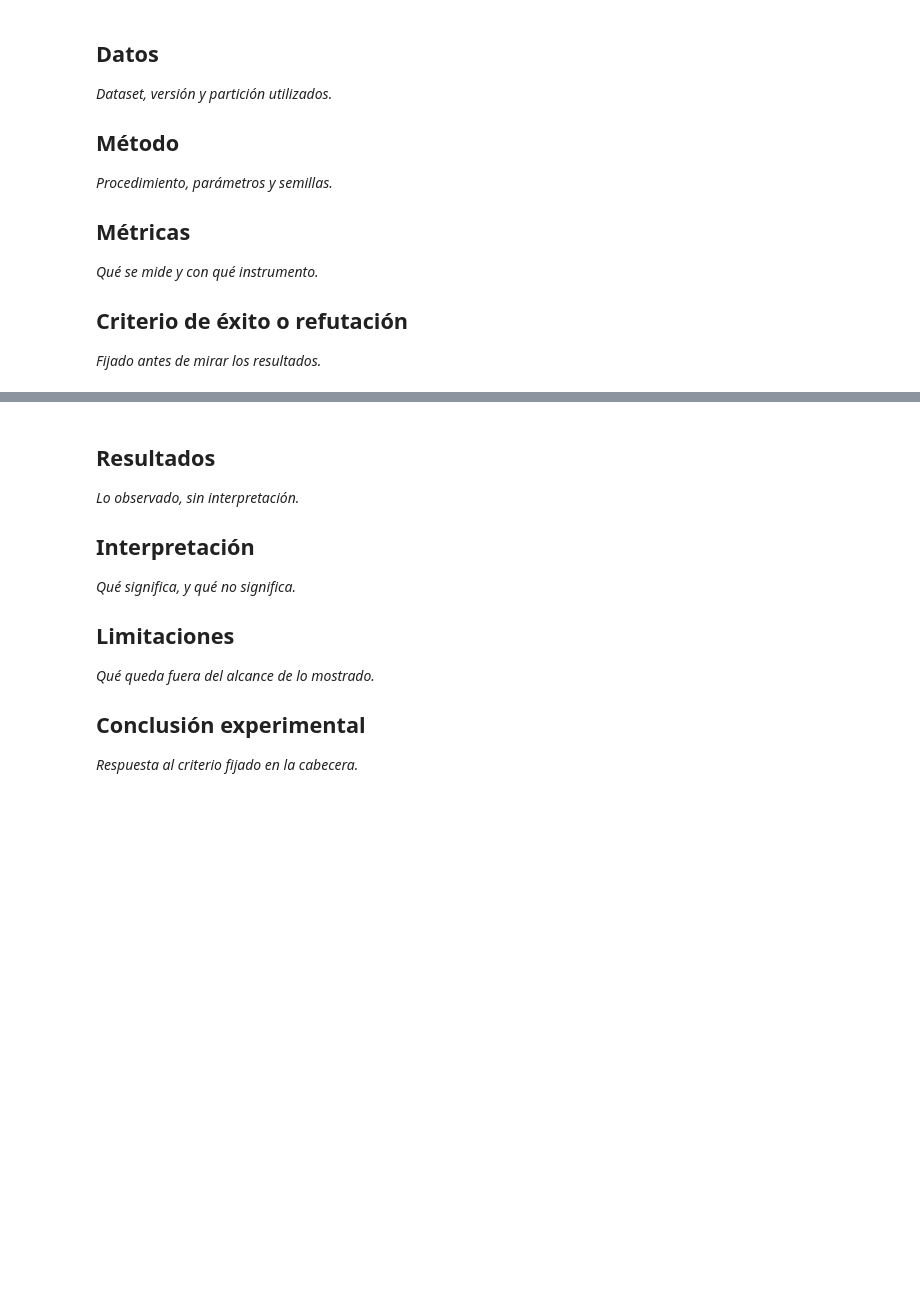
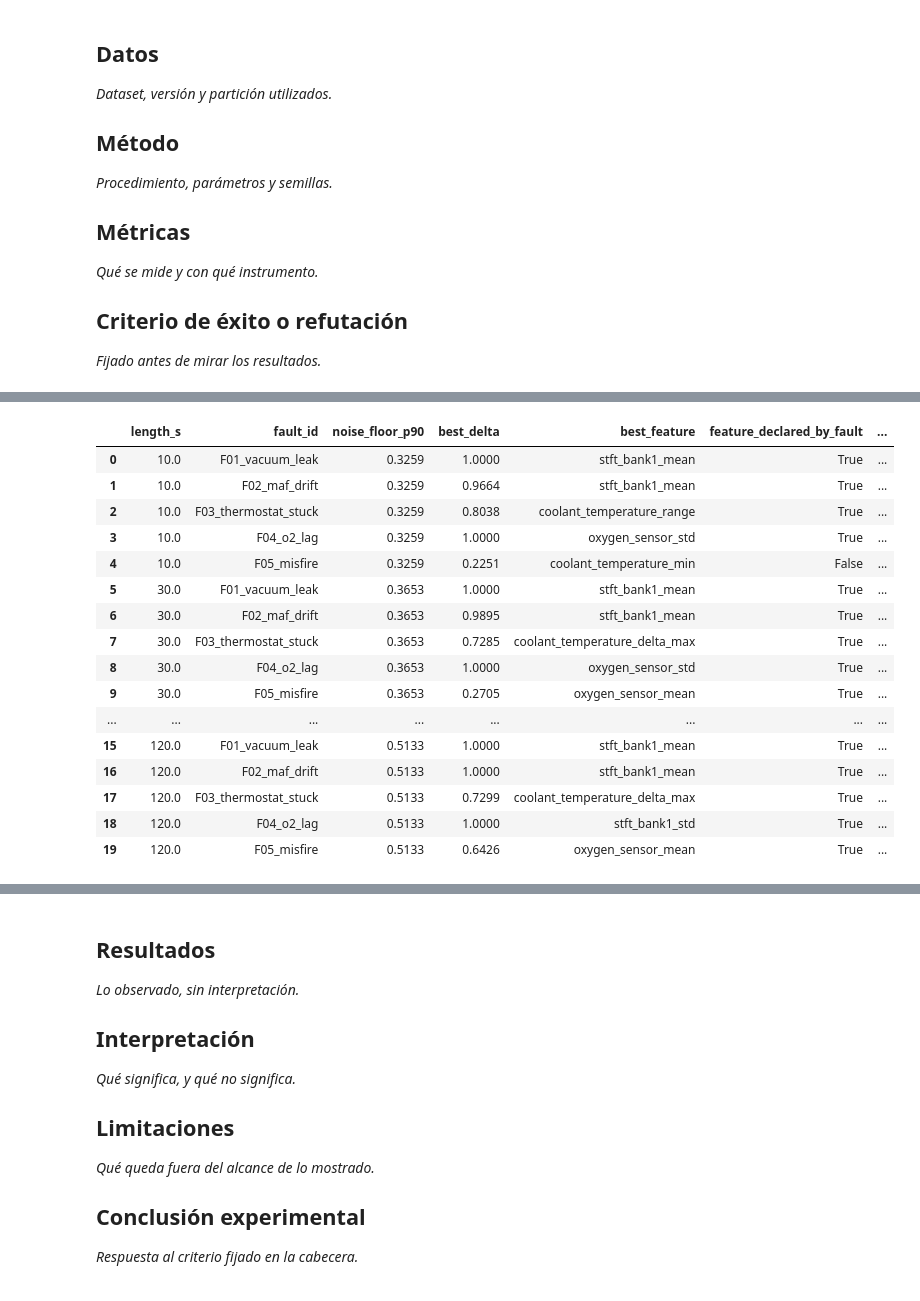
Before and after one commit to 3dluis/tfm-mecanico-ai, a Jupyter notebook: notebooks/04_preprocessing_features.ipynb, the cells around one changed output, grey strips where cells are left out. Cells and saved outputs as stored; diff of their text form; code cells hidden in the pictures; blank space fills up the shorter version.

```diff
--- a/notebooks/04_preprocessing_features.ipynb
+++ b/notebooks/04_preprocessing_features.ipynb
@@ -49,0 +49,22 @@ _Contenido pendiente de la fase correspondiente._
+# %%
+est = pd.read_csv(paths.TABLES / 'E5_estudio_ventana.csv')
+est[['length_s', 'fault_id', 'noise_floor_p90', 'best_delta',
+     'best_feature', 'feature_declared_by_fault', 'above_noise_floor']]
+# %% [output]
+|  | length_s | fault_id | noise_floor_p90 | best_delta | best_feature | feature_declared_by_fault | ... |
+| 0 | 10.0 | F01_vacuum_leak | 0.3259 | 1.0000 | stft_bank1_mean | True | ... |
+| 1 | 10.0 | F02_maf_drift | 0.3259 | 0.9664 | stft_bank1_mean | True | ... |
+| 2 | 10.0 | F03_thermostat_stuck | 0.3259 | 0.8038 | coolant_temperature_range | True | ... |
+| 3 | 10.0 | F04_o2_lag | 0.3259 | 1.0000 | oxygen_sensor_std | True | ... |
+| 4 | 10.0 | F05_misfire | 0.3259 | 0.2251 | coolant_temperature_min | False | ... |
+| 5 | 30.0 | F01_vacuum_leak | 0.3653 | 1.0000 | stft_bank1_mean | True | ... |
+| 6 | 30.0 | F02_maf_drift | 0.3653 | 0.9895 | stft_bank1_mean | True | ... |
+| 7 | 30.0 | F03_thermostat_stuck | 0.3653 | 0.7285 | coolant_temperature_delta_max | True | ... |
+| 8 | 30.0 | F04_o2_lag | 0.3653 | 1.0000 | oxygen_sensor_std | True | ... |
+| 9 | 30.0 | F05_misfire | 0.3653 | 0.2705 | oxygen_sensor_mean | True | ... |
+| ... | ... | ... | ... | ... | ... | ... | ... |
+| 15 | 120.0 | F01_vacuum_leak | 0.5133 | 1.0000 | stft_bank1_mean | True | ... |
+| 16 | 120.0 | F02_maf_drift | 0.5133 | 1.0000 | stft_bank1_mean | True | ... |
+| 17 | 120.0 | F03_thermostat_stuck | 0.5133 | 0.7299 | coolant_temperature_delta_max | True | ... |
+| 18 | 120.0 | F04_o2_lag | 0.5133 | 1.0000 | stft_bank1_std | True | ... |
+| 19 | 120.0 | F05_misfire | 0.5133 | 0.6426 | oxygen_sensor_mean | True | ... |
```
Also changed, not shown: parts of 8 cells of this notebook, 12 other files.
